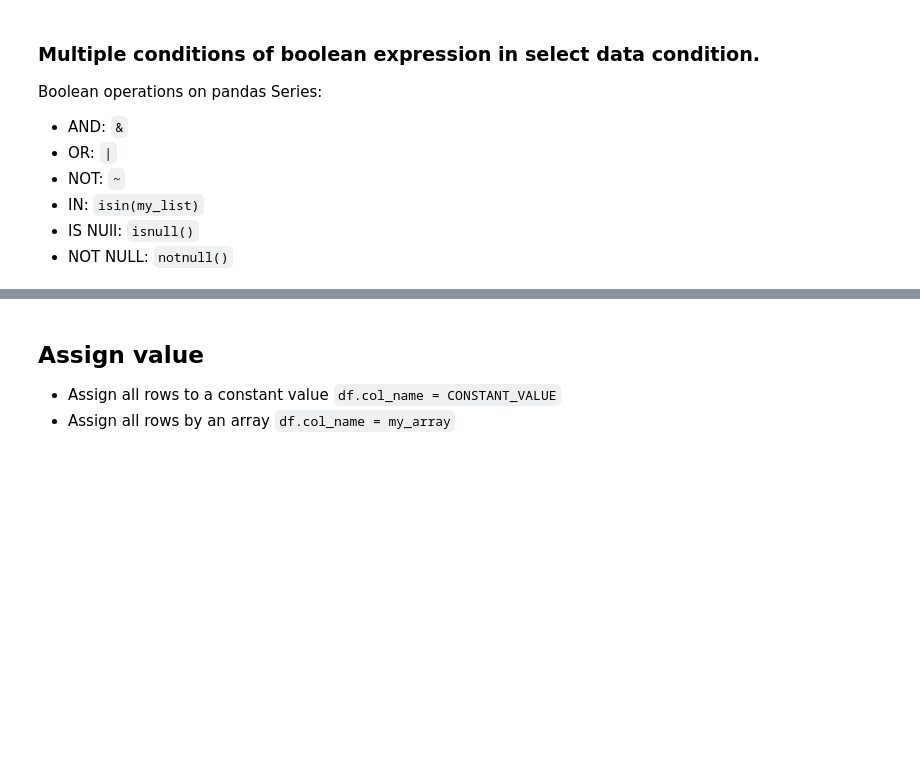
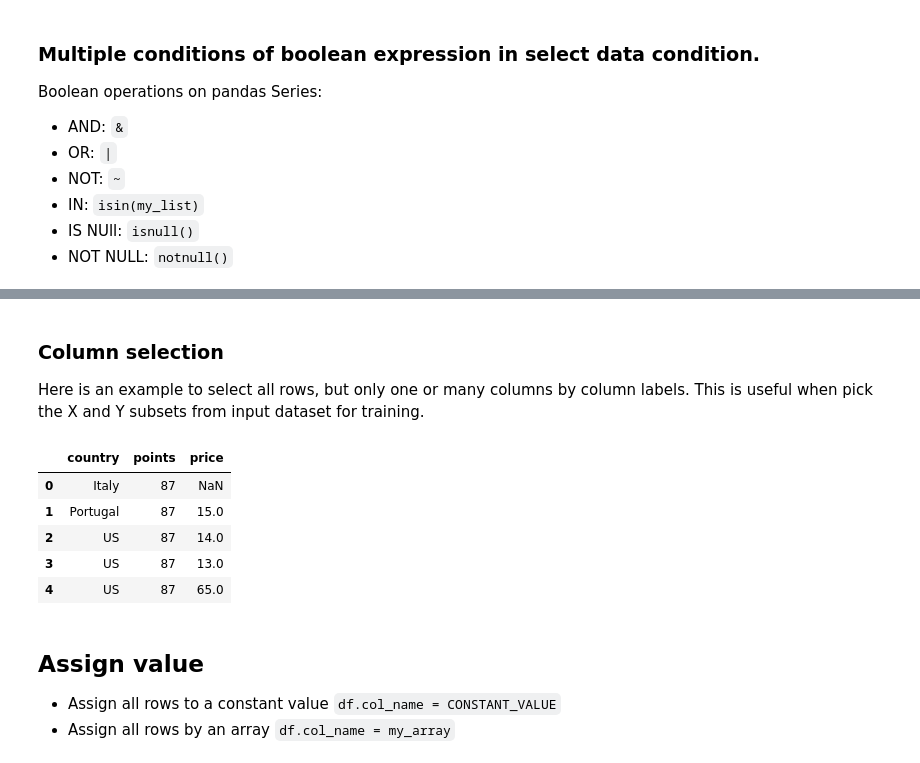
Before and after one commit to andersonliu/learn_ai, a Jupyter notebook: notebooks/pandas/pandas.ipynb, the cells around one changed output, grey strips where cells are left out. Saved outputs shown, nothing was run; the diff lists cells and outputs as text; code cells hidden in the pictures; blank space fills up the shorter version.

```diff
--- a/notebooks/pandas.ipynb
+++ b/notebooks/pandas/pandas.ipynb
@@ -348,6 +340,20 @@ df[expr].head()
 | 5 | Spain | Blackberry and raspberry aromas s... | Ars In Vitro | 87 | 15.0 | Northern Spain | Navarra | NaN | Michael Schachner | ... |
 | 6 | Italy | Here's a bright, informal red tha... | Belsito | 87 | 16.0 | Sicily & Sardinia | Vittoria | NaN | Kerin O’Keefe | ... |
 | 9 | France | This has great depth of flavor wi... | Les Natures | 87 | 27.0 | Alsace | Alsace | NaN | Roger Voss | ... |
+# %% [markdown]
+### Column selection
+Here is an example to select all rows, but only one or many columns by column labels.
+This is useful when pick the X and Y subsets from input dataset for training.
+# %%
+# return all rows but just a few selected columns
+df.loc[:, ['country', 'points', 'price']].head()
+# %% [output]
+|  | country | points | price |
+| 0 | Italy | 87 | NaN |
+| 1 | Portugal | 87 | 15.0 |
+| 2 | US | 87 | 14.0 |
+| 3 | US | 87 | 13.0 |
+| 4 | US | 87 | 65.0 |
 # %% [markdown]
 ## Assign value
 * Assign all rows to a constant value
```
Also changed, not shown: parts of 4 cells of this notebook, 7 other files.
